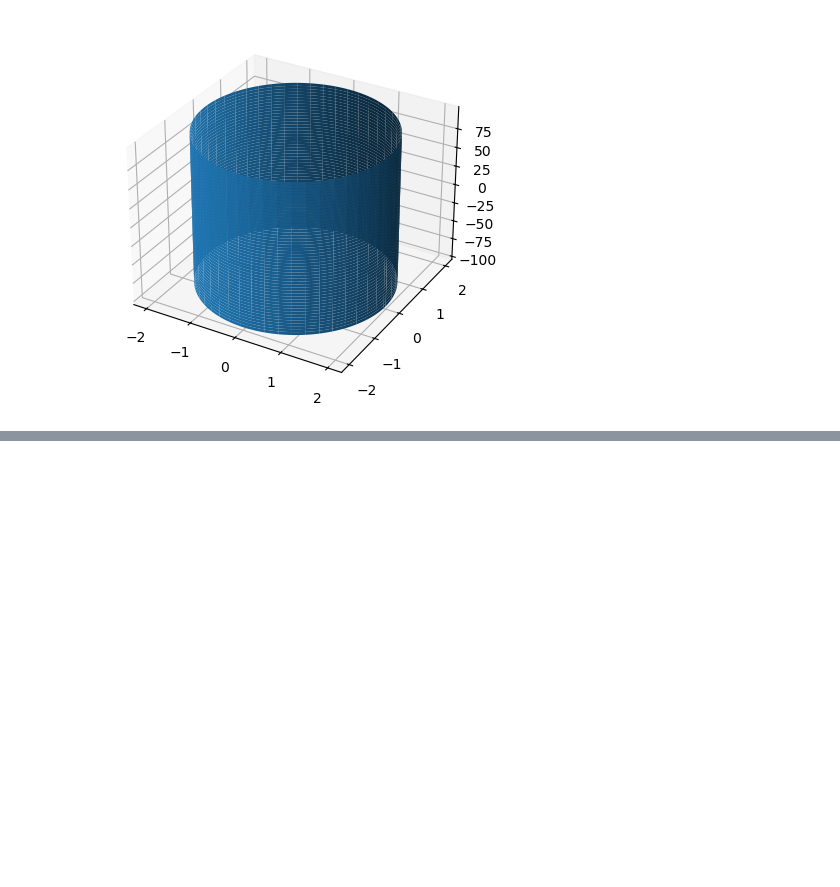
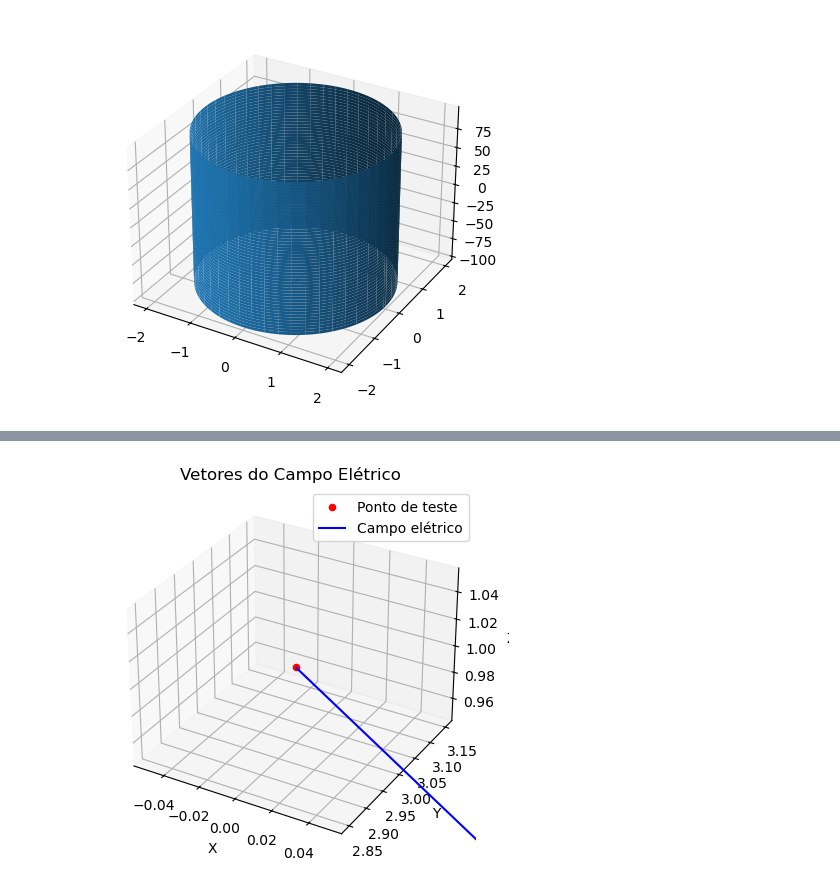
Before and after one commit to PedroVic12/Engenharia-Eletrica-UFF, a Jupyter notebook: SEMESTRES/2024.1/Eletromagnetismo/notebooks/resumo_p1.ipynb, the cells around one changed output, grey strips where cells are left out. Saved outputs shown, nothing was run; the diff lists cells and outputs as text; code cells hidden in the pictures; blank space fills up the shorter version.

```diff
--- a/SEMESTRES/2024.1/Eletromagnetismo/notebooks/resumo_p1.ipynb
+++ b/SEMESTRES/2024.1/Eletromagnetismo/notebooks/resumo_p1.ipynb
@@ -266,0 +449,68 @@ plt.show()
+# %%
+import numpy as np
+import matplotlib.pyplot as plt
+
+# Constante eletrostática (N m^2/C^2)
+k = 8.9875e9
+
+# Posições das cargas pontuais
+pos_q1 = np.array([3, 2, -1])
+pos_q2 = np.array([-1, -1, 4])
+pos_test = np.array([0, 3, 1])
+
+# Cargas das cargas pontuais (mC)
+q1 = 1e-3
+q2 = -2e-3
+q_test = 10e-9  # 10 nC
+
+# Vetores posição do ponto de teste para as cargas pontuais
+r1 = pos_q1 - pos_test
+r2 = pos_q2 - pos_test
+
+# Distâncias entre o ponto de teste e as cargas pontuais
+dist_r1 = np.linalg.norm(r1)
+dist_r2 = np.linalg.norm(r2)
+
+# Vetores unitários na direção das cargas pontuais
+hat_r1 = r1 / dist_r1
+hat_r2 = r2 / dist_r2
+
+# Forças elétricas devido a cada carga pontual
+F1 = k * (q1 * q_test) / (dist_r1**2) * hat_r1
+F2 = k * (q2 * q_test) / (dist_r2**2) * hat_r2
+
+# Força elétrica resultante
+F_total = F1 + F2
+
+# Intensidade do campo elétrico resultante
+E = F_total / q_test
+
+# Plotar os vetores do campo elétrico
+fig = plt.figure()
+ax = fig.add_subplot(111, projection="3d")
+
+# Posição do ponto de teste
+ax.scatter(pos_test[0], pos_test[1], pos_test[2], color="r", label="Ponto de teste")
+
+# Vetores do campo elétrico
+ax.quiver(
+    pos_test[0],
+    pos_test[1],
+    pos_test[2],
+    E[0],
+    E[1],
+    E[2],
+    color="b",
+    length=1e-6,
+    label="Campo elétrico",
+)
+
+ax.set_xlabel("X")
+ax.set_ylabel("Y")
+ax.set_zlabel("Z")
+ax.set_title("Vetores do Campo Elétrico")
+ax.legend()
+
+plt.show()
+# %% [output]
+[figure, added]
```
Also changed, not shown: parts of 6 cells of this notebook, 2 other files.
